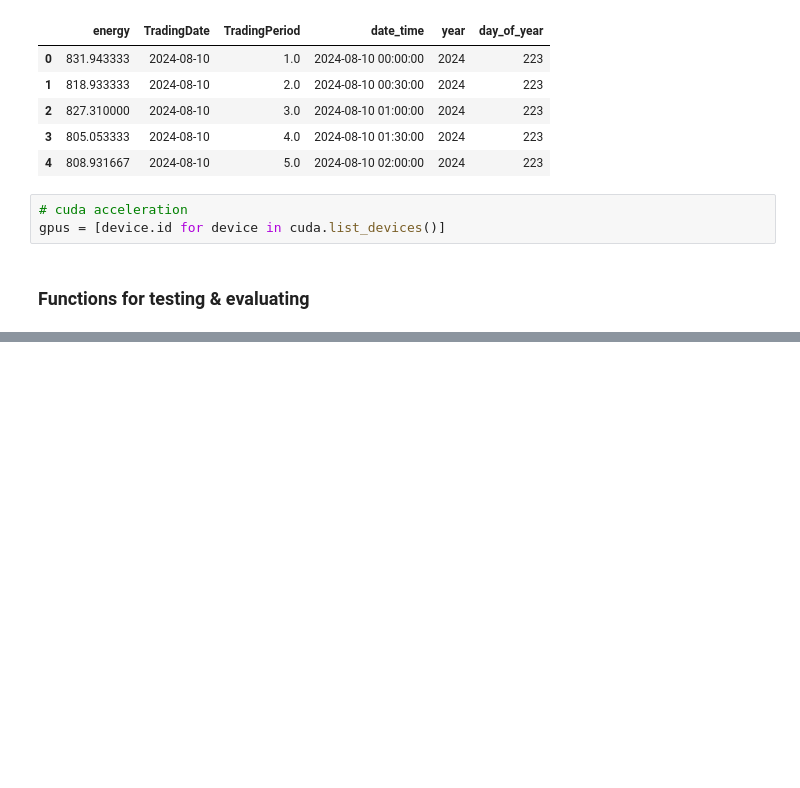
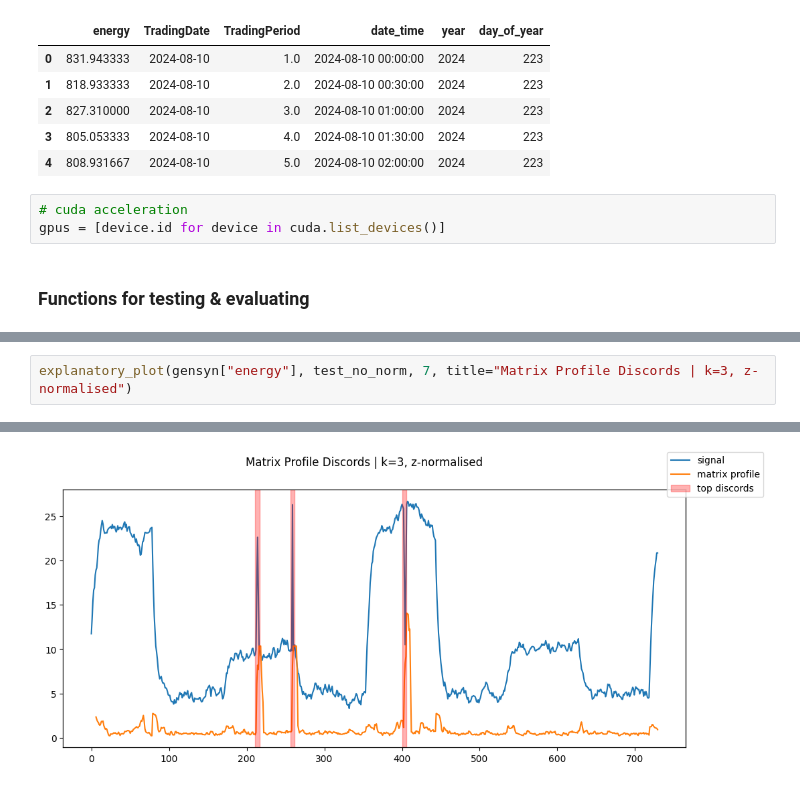
Before and after one commit to LennoxC/aiml338-a3, a Jupyter notebook: aiml339-A3.ipynb, the cells around one changed output, grey strips where cells are left out. Drawn from its saved outputs; the diff is of its cells as text; blank space fills up the shorter version.

```diff
--- a/aiml339-A3.ipynb
+++ b/aiml339-A3.ipynb
@@ -311,0 +173,3 @@ array([0.07097117761897134, 520, 520, 648], dtype=object)
+# %%
+explanatory_plot(gensyn["energy"], test_no_norm, 7, title="Matrix Profile Discords | k=3, z-normalised")
+# %% [output]
@@ -311,0 +177 @@ array([0.07097117761897134, 520, 520, 648], dtype=object)
+[figure, added]
```
Also changed, not shown: parts of 44 cells of this notebook.
